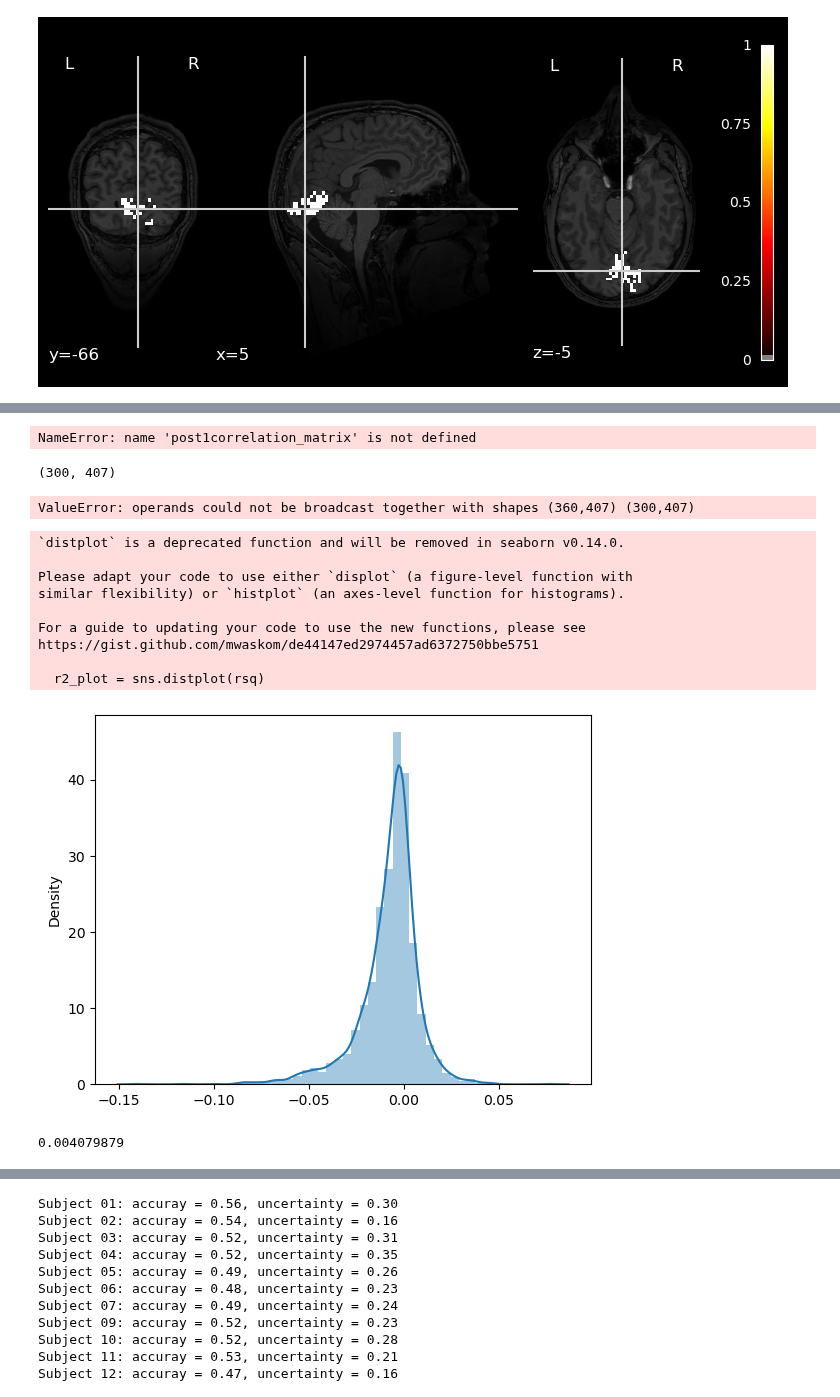
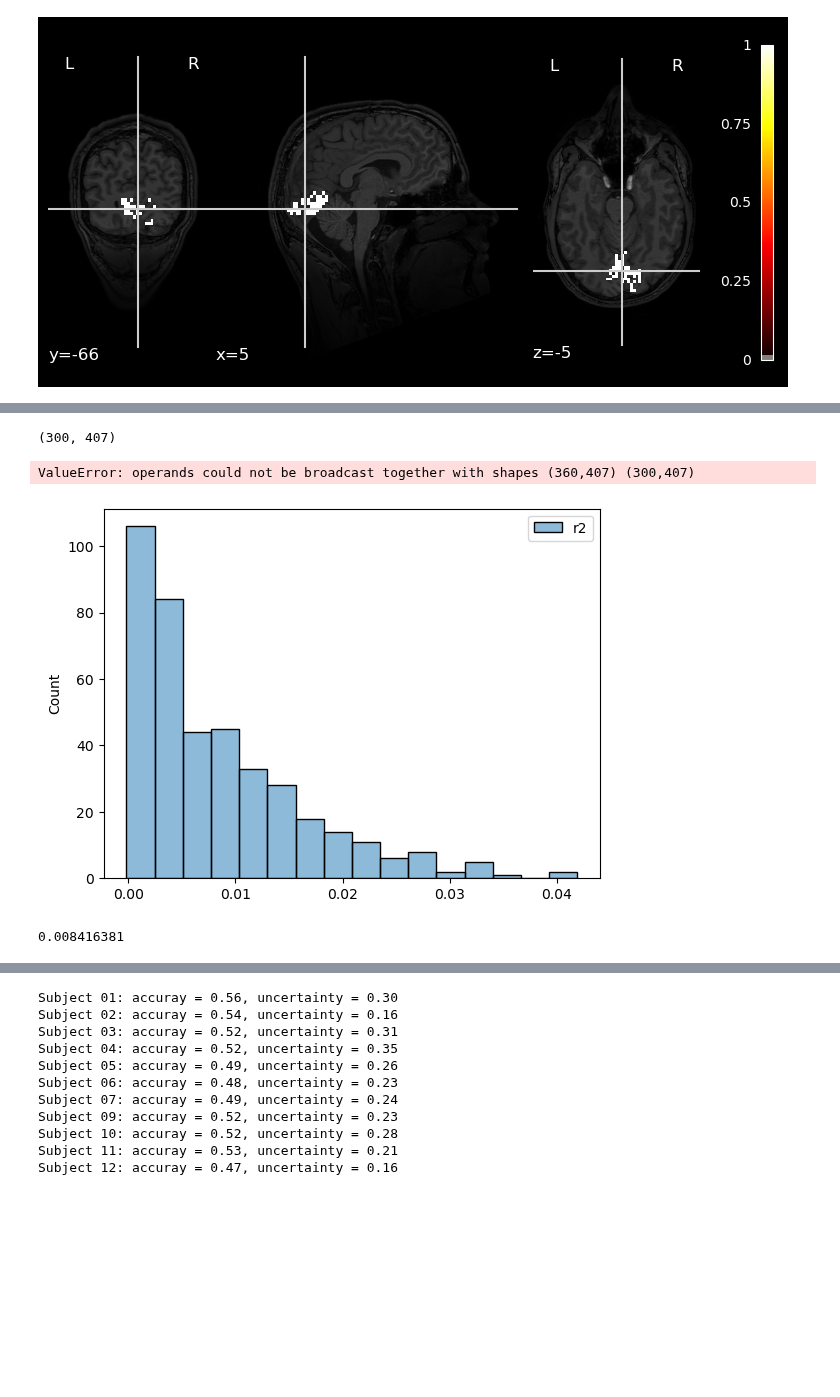
Before and after one commit to ruffgroup/multlearn, a Jupyter notebook: Modelling/Decoding/fit_encoding.ipynb, the cells around one changed output, grey strips where cells are left out. Saved outputs shown, nothing was run; the diff lists cells and outputs as text; code cells hidden in the pictures; blank space fills up the shorter version.

```diff
--- a/Modelling/Decoding/fit_encoding.ipynb
+++ b/Modelling/Decoding/fit_encoding.ipynb
@@ -153,27 +151,33 @@ posterior_stats = []
 # %%
+kfold = KFold(n_splits=6)
+rsq = []
+posteriors = []
+posterior_stats = []
 for i, (train,test) in enumerate(kfold.split(data)):
     train_data = data.loc[train,:]
     test_data = data.loc[test,:]
     model = VonMisesPRF(parameters=parameters, paradigm=paradigm.loc[train].astype(np.float32))
-    fitter = WeightFitter(model=model, paradigm=paradigm.loc[train].astype(np.float32), parameters=parameters, data=train_data)
-    weights = pd.DataFrame(fitter.fit(1.0).numpy().astype(np.float32), columns=data_columns, index=parameters.index)
-    pred = model.predict(paradigm=paradigm.loc[test].astype(np.float32), weights=weights).astype(np.float32)
-    r2 = get_rsq(test_data, pred)
+    fitter = WeightFitter(model=model, paradigm=paradigm.loc[train].astype(np.float32), parameters=parameters, data=train_data.astype(np.float32))
+    weights = pd.DataFrame(fitter.fit(1.0).astype(np.float32), columns=data_columns, index=parameters.index).astype(np.float32)
+    pred = model.predict(paradigm=paradigm.loc[train].astype(np.float32), weights=weights).astype(np.float32)
+    r2 = get_rsq(test_data, pred.values)
+    r2.dropna(inplace=True)
     rsq.append(r2)
     best_100 = r2.sort_values(ascending=False).index[:100]
     train_best100 = train_data.loc[:,best_100].astype(np.float32)
     test_best100 = test_data.loc[:,best_100].astype(np.float32)
     truth = stimulus_info['visual'].values[test].astype(np.float32)
-    resid_fitter = ResidualFitter(model, train_best100, paradigm=paradigm.loc[train],
-                                    parameters=parameters, weights=weights.loc[:,best_100])
-    omega, dof = resid_fitter.fit()
+    resid_fitter = ResidualFitter(model, train_best100, paradigm=paradigm.loc[train].astype(np.float32),
+                                    parameters=parameters, weights=weights.loc[:,best_100].astype(np.float32))
+    omega, dof = resid_fitter.fit(method='t')
     stimulus_range = np.linspace(0,2*np.pi,100) # posterior + posterior_stats
-    posterior = model.get_stimulus_pdf(test_best100, mapping.astype(np.float32), model.parameters, omega=omega, dof=dof)
+    posterior = model.get_stimulus_pdf(test_best100, mapping.astype(np.float32), model.parameters, omega=omega, dof=dof, normalize=False)
     posterior_stat = get_posterior_stats(posterior, ground_truth=truth)
-    posterior_pupil_range = model.get_stimulus_pdf(test_best100, stimulus_range.astype(np.float32), model.parameters, omega=omega, dof=1.)
+    posterior_pupil_range = model.get_stimulus_pdf(test_best100, stimulus_range.astype(np.float32), model.parameters, omega=omega, dof=dof, normalize=False)
     posterior_pupil_range_stat = get_posterior_stats(posterior_pupil_range, ground_truth=truth)
-    posterior['prediction'] = mapping[np.argmax(posterior,axis=1)]
+    posterior['prediction'] = mapping[np.argmax(posterior,axis=1)].astype(np.float32)
     posterior['truth'] = truth
+    posterior['correct'] = posterior['prediction'] == posterior['truth']
     posterior_stat = posterior_stat.join(posterior_pupil_range_stat, lsuffix='', rsuffix='_full_range')
     posteriors.append(posterior)
     posterior_stats.append(posterior_stat)
@@ -187,7 +191,6 @@ print(posterior_stats)
 print(posterior)
 
 uncertainty = posterior_stats[['E_error_abs', 'sd']].corr().values[0,1]
-posteriors['correct'] = posteriors['prediction'] == posteriors['truth']
 accuracy = posteriors['correct'].mean()
 
 print('Accuracy:', accuracy)
@@ -322,7 +291,3 @@ posteriors['correct'].mean()
-# %%
-post1correlation_matrix.to_numpy()
-# %% [output]
-NameError: name 'post1correlation_matrix' is not defined
 # %%
 from braincoder.utils import get_rsq
 pred = model.predict(weights=weights)
@@ -334,22 +299,13 @@ ValueError: operands could not be broadcast together with shapes (360,407) (300,
 # %%
 import seaborn as sns
 # %%
-r2_plot = sns.distplot(rsq)
+r2_plot = sns.histplot(rsq)
 # %% [output]
-`distplot` is a deprecated function and will be removed in seaborn v0.14.0.
-
-Please adapt your code to use either `displot` (a figure-level function with
-similar flexibility) or `histplot` (an axes-level function for histograms).
-
-For a guide to updating your code to use the new functions, please see
-https://gist.github.com/mwaskom/de44147ed2974457ad6372750bbe5751
-
-  r2_plot = sns.distplot(rsq)
-[figure, old version]
+[figure, new version]
 # %%
 np.mean(r2)
 # %% [output]
-0.004079879
+0.008416381
 # %%
 r2_img = masker.inverse_transform(mean_r2)
 
```
Also changed, not shown: parts of 12 cells of this notebook.
